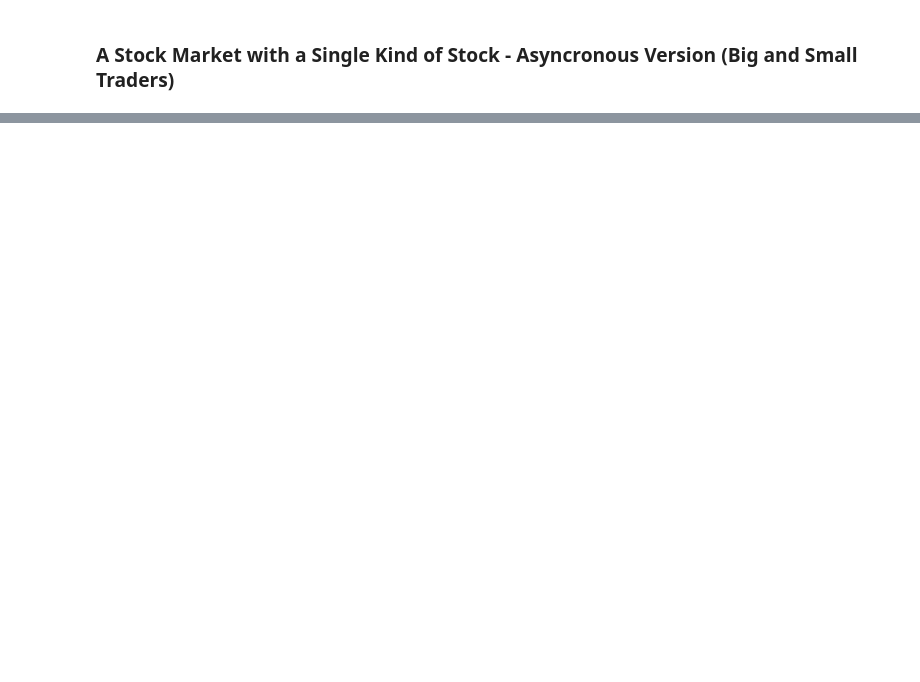
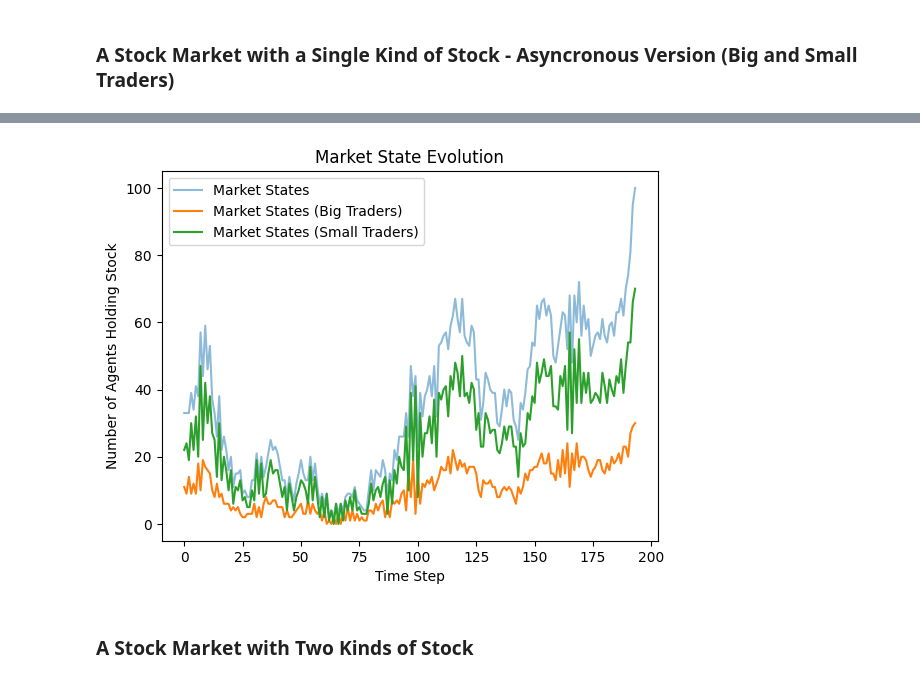
Before and after one commit to SaverioPCapra/python_defi_project, a Jupyter notebook: CA_implementations/paper1.ipynb, the cells around one changed output, grey strips where cells are left out. Cells and saved outputs as stored; diff of their text form; code cells hidden in the pictures; blank space fills up the shorter version.

```diff
--- a/CA_implementations/paper1.ipynb
+++ b/CA_implementations/paper1.ipynb
@@ -1059,10 +735,13 @@ class one_stock_asyncronous_model(one_stock_financial_market):
     def __init__(self, n_investors, max_steps, initial_p_hold_stock):
         super().__init__(n_investors, max_steps, initial_p_hold_stock)
 
+        # stores the big trader states over time
         self.big_trader_states = []
 
-    def update_state_big_small(self, current_market_state, big_traders_num, alpha, small_trader = False, big_traders_state = None):
+    def update_state_big_small(self, big_traders_num, alpha, small_trader = False):
         n_investors = self.n_investors
+        current_market_state = self.market_states[-1]
+        big_traders_state = self.big_trader_states[-1]
 
         if small_trader == True:
             n_investors = n_investors - big_traders_num
@@ -1075,24 +754,28 @@ class one_stock_asyncronous_model(one_stock_financial_market):
         # Clip probability to valid range [0, 1]
         p_hold_stock = np.clip(p_hold_stock, 0.0, 1.0)
 
-        # Return scalar instead of array
         return np.random.binomial(n_investors, p_hold_stock)
 
     def run_two_type_traders_model(self, percentage_big_traders = 0.2, alpha = 0.3):
 
         self.market_states = []
+        self.big_trader_states = []
+
         steps = 0
 
         alpha = np.clip(alpha, 0.0, 1.0)
         p_big_traders = np.clip(percentage_big_traders, 0.0, 1.0)
 
+        # determine the number of big and small traders
         n_big_traders = np.round(p_big_traders*self.n_investors,0)
         n_small_traders = self.n_investors - n_big_traders
 
+        # determine the initial market state for both big and small traders, and as a whole
         current_market_state_big = np.random.binomial(n_big_traders, self.p_hold_stock)
         current_market_state_small = np.random.binomial(n_small_traders, self.p_hold_stock)
+        current_market_state_total = current_market_state_big + current_market_state_small
 
-        current_market_state_total = current_market_state_big + current_market_state_small
+        # update market state time series
         self.market_states.append(current_market_state_total)
         self.big_trader_states.append(current_market_state_big)
 
@@ -1102,23 +785,46 @@ class one_stock_asyncronous_model(one_stock_financial_market):
 
 
             current_market_state_big = self.update_state_big_small(
-                current_market_state_total,
                 n_big_traders,
                 alpha = alpha,
-                small_trader= False
             )
 
             current_market_state_small = self.update_state_big_small(
-                current_market_state_total,
                 n_big_traders,
                 alpha = alpha,
-                small_trader= True,
-                big_traders_state= current_market_state_big
+                small_trader= True
             )
 
             current_market_state_total = current_market_state_small+current_market_state_big
 
+            # update market state time series
             self.market_states.append(current_market_state_total)
             self.big_trader_states.append(current_market_state_big)
 
             steps += 1
+
+    def plot_results(self):
+        plt.plot(self.market_states, label = "Market States", alpha = 0.5)
+        plt.plot(self.big_trader_states, label = "Market States (Big Traders)")
+        small_trader_states = np.array(self.market_states)-np.array(self.big_trader_states)
+        plt.plot(small_trader_states, label = "Market States (Small Traders)")
+
+        plt.xlabel('Time Step')
+        plt.ylabel('Number of Agents Holding Stock')
+        plt.title('Market State Evolution')
+        plt.grid(False)
+        plt.legend()
+        plt.show()
+# %%
+two_traders_model = one_stock_asyncronous_model(n_investors= 100,
+                                                max_steps= 1000,
+                                                initial_p_hold_stock= 0.3)
+
+two_traders_model.run_two_type_traders_model(percentage_big_traders= 0.3,
+                                             alpha = 0.9)
+
+two_traders_model.plot_results()
+# %% [output]
+[figure, added]
+# %% [markdown]
+### A Stock Market with Two Kinds of Stock
```
Also changed, not shown: parts of 19 cells of this notebook, 5 other files.
